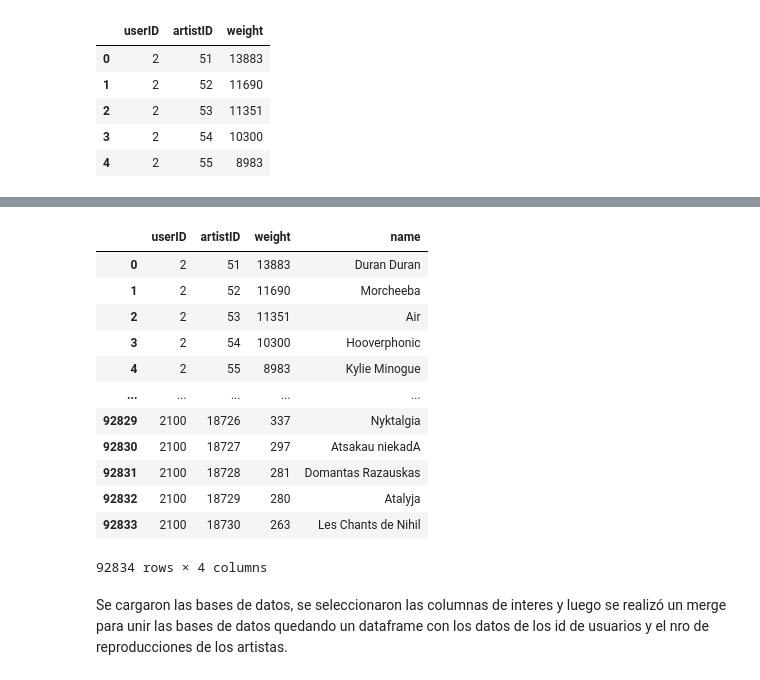
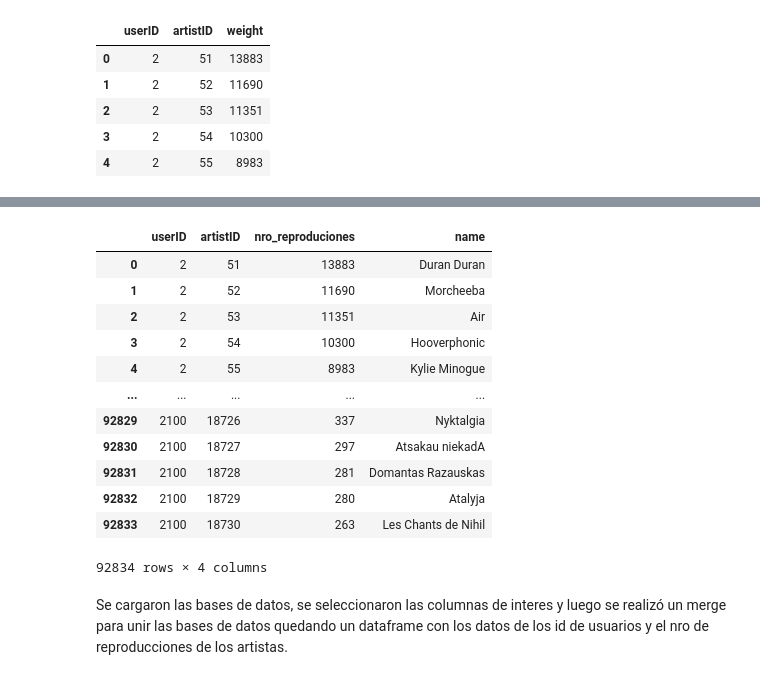
Before and after one commit to sebastian23escobar/Aprendizaje_no_supervisado, a Jupyter notebook: Taller3/S5_LC_Taller_Colab.ipynb, the cells around one changed output, grey strips where cells are left out. Drawn from its saved outputs; the diff is of its cells as text; code cells hidden in the pictures.

```diff
--- a/Taller3/S5_LC_Taller_Colab.ipynb
+++ b/Taller3/S5_LC_Taller_Colab.ipynb
@@ -78,9 +64,10 @@ artist = artist[['id', 'name']]
 # %%
 df = pd.merge(user_artist, artist, left_on='artistID', right_on='id', how='inner')
 df = df[['userID', 'artistID',  'weight', "name"]]
+df.columns = ['userID', 'artistID', 'nro_reproduciones', 'name']
 df
 # %% [output]
-|  | userID | artistID | weight | name |
+|  | userID | artistID | nro_reproduciones | name |
 | 0 | 2 | 51 | 13883 | Duran Duran |
 | 1 | 2 | 52 | 11690 | Morcheeba |
 | 2 | 2 | 53 | 11351 | Air |
```
Also changed, not shown: parts of 10 cells of this notebook.
